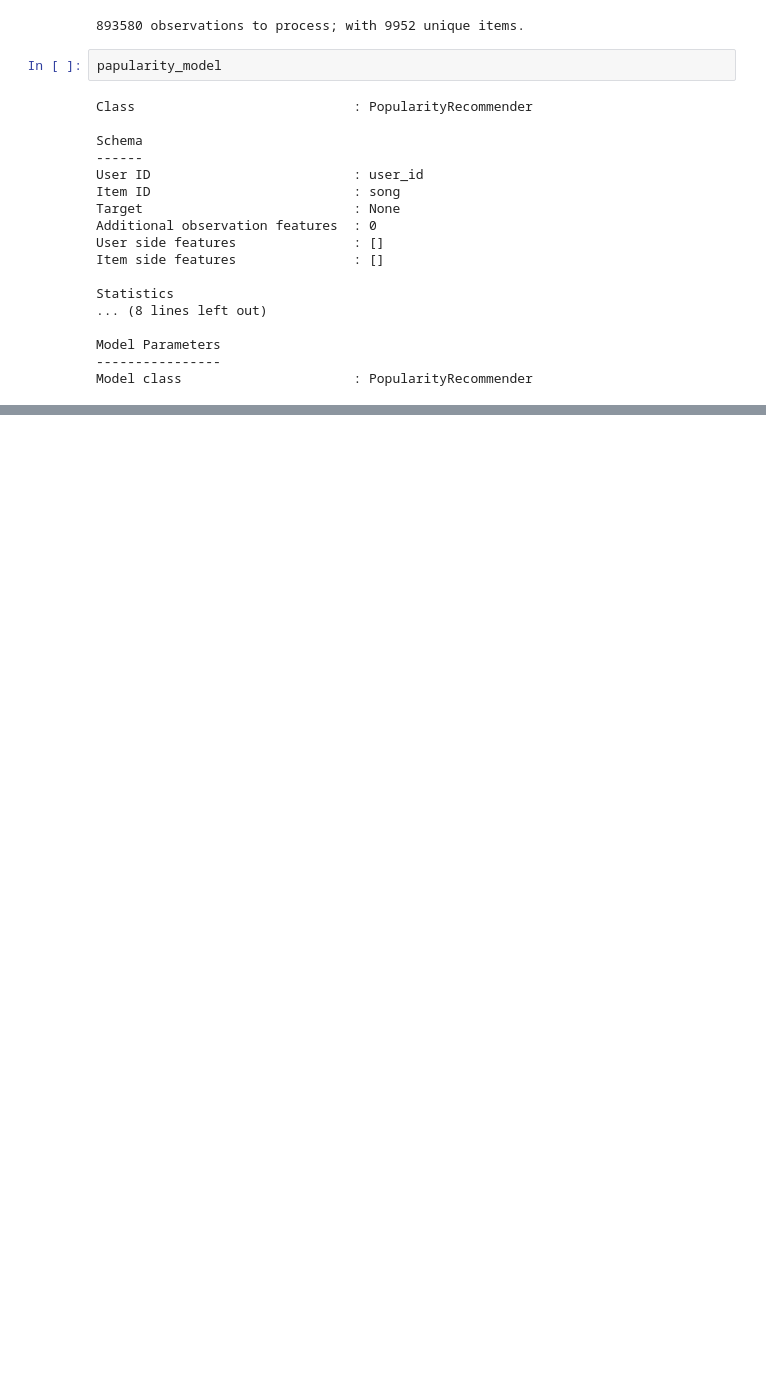
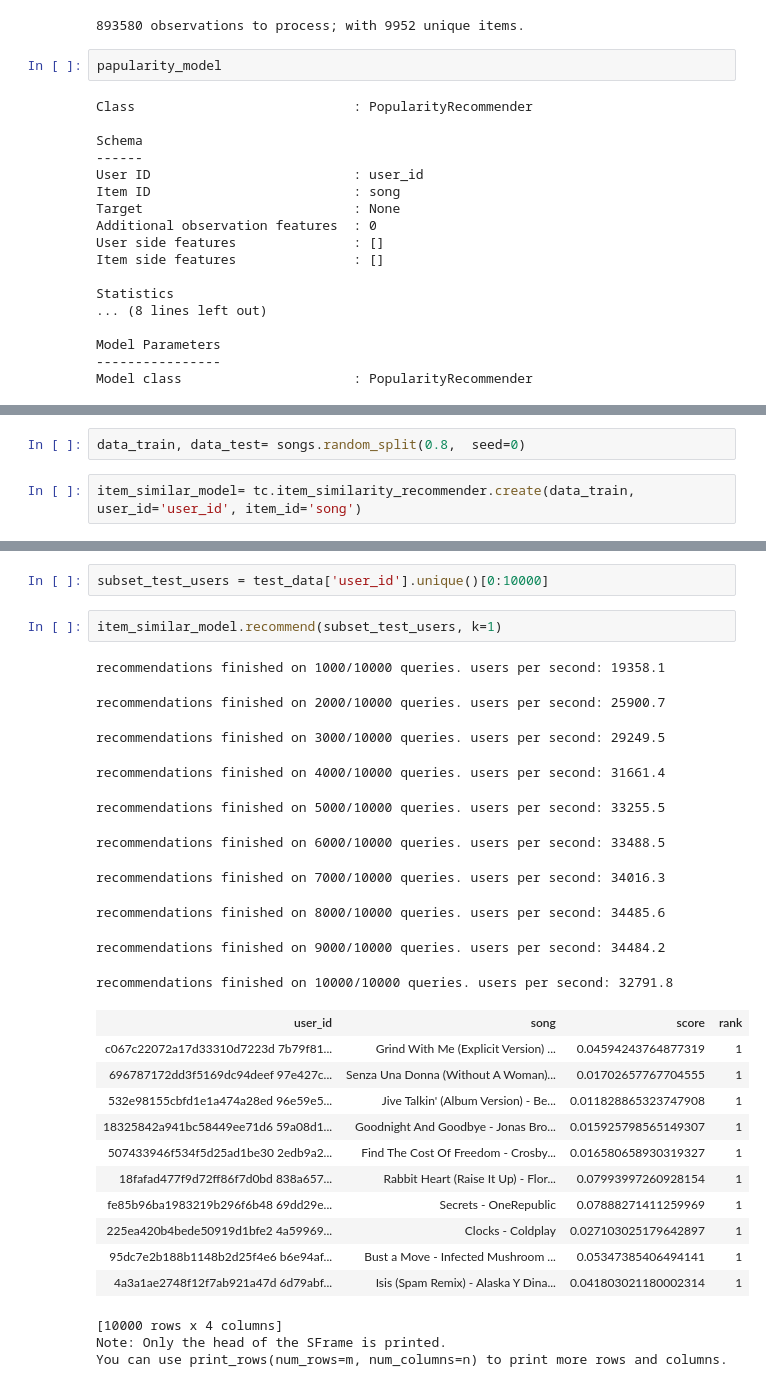
Before and after one commit to jawyoonis/ML_coursera, a Jupyter notebook: recomanded_systems/song Recomander.ipynb, the cells around one changed output, grey strips where cells are left out. Drawn from its saved outputs; the diff is of its cells as text; blank space fills up the shorter version.

```diff
--- a/recomanded_systems/song Recomander.ipynb
+++ b/recomanded_systems/song Recomander.ipynb
@@ -119,0 +273,4 @@ papularity_model.recommend(users=[users[0]])
+# %%
+data_train, data_test= songs.random_split(0.8,  seed=0)
+# %%
+item_similar_model= tc.item_similarity_recommender.create(data_train, user_id='user_id', item_id='song')
@@ -119,0 +291,29 @@ papularity_model.recommend(users=[users[0]])
+# %%
+subset_test_users = test_data['user_id'].unique()[0:10000]
+# %%
+item_similar_model.recommend(subset_test_users, k=1)
+# %% [output]
+recommendations finished on 1000/10000 queries. users per second: 19358.1
+recommendations finished on 2000/10000 queries. users per second: 25900.7
+recommendations finished on 3000/10000 queries. users per second: 29249.5
+recommendations finished on 4000/10000 queries. users per second: 31661.4
+recommendations finished on 5000/10000 queries. users per second: 33255.5
+recommendations finished on 6000/10000 queries. users per second: 33488.5
+recommendations finished on 7000/10000 queries. users per second: 34016.3
+recommendations finished on 8000/10000 queries. users per second: 34485.6
+recommendations finished on 9000/10000 queries. users per second: 34484.2
+recommendations finished on 10000/10000 queries. users per second: 32791.8
+| user_id | song | score | rank |
+| c067c22072a17d33310d7223d 7b79f81... | Grind With Me (Explicit Version) ... | 0.04594243764877319 | 1 |
+| 696787172dd3f5169dc94deef 97e427c... | Senza Una Donna (Without A Woman)... | 0.01702657767704555 | 1 |
+| 532e98155cbfd1e1a474a28ed 96e59e5... | Jive Talkin' (Album Version) - Be... | 0.011828865323747908 | 1 |
+| 18325842a941bc58449ee71d6 59a08d1... | Goodnight And Goodbye - Jonas Bro... | 0.015925798565149307 | 1 |
+| 507433946f534f5d25ad1be30 2edb9a2... | Find The Cost Of Freedom - Crosby... | 0.016580658930319327 | 1 |
+| 18fafad477f9d72ff86f7d0bd 838a657... | Rabbit Heart (Raise It Up) - Flor... | 0.07993997260928154 | 1 |
+| fe85b96ba1983219b296f6b48 69dd29e... | Secrets - OneRepublic | 0.07888271411259969 | 1 |
+| 225ea420b4bede50919d1bfe2 4a59969... | Clocks - Coldplay | 0.027103025179642897 | 1 |
+| 95dc7e2b188b1148b2d25f4e6 b6e94af... | Bust a Move - Infected Mushroom ... | 0.05347385406494141 | 1 |
+| 4a3a1ae2748f12f7ab921a47d 6d79abf... | Isis (Spam Remix) - Alaska Y Dina... | 0.041803021180002314 | 1 |
+[10000 rows x 4 columns]
+Note: Only the head of the SFrame is printed.
+You can use print_rows(num_rows=m, num_columns=n) to print more rows and columns.
```
Also changed, not shown: parts of 21 cells of this notebook, 25 other files.
